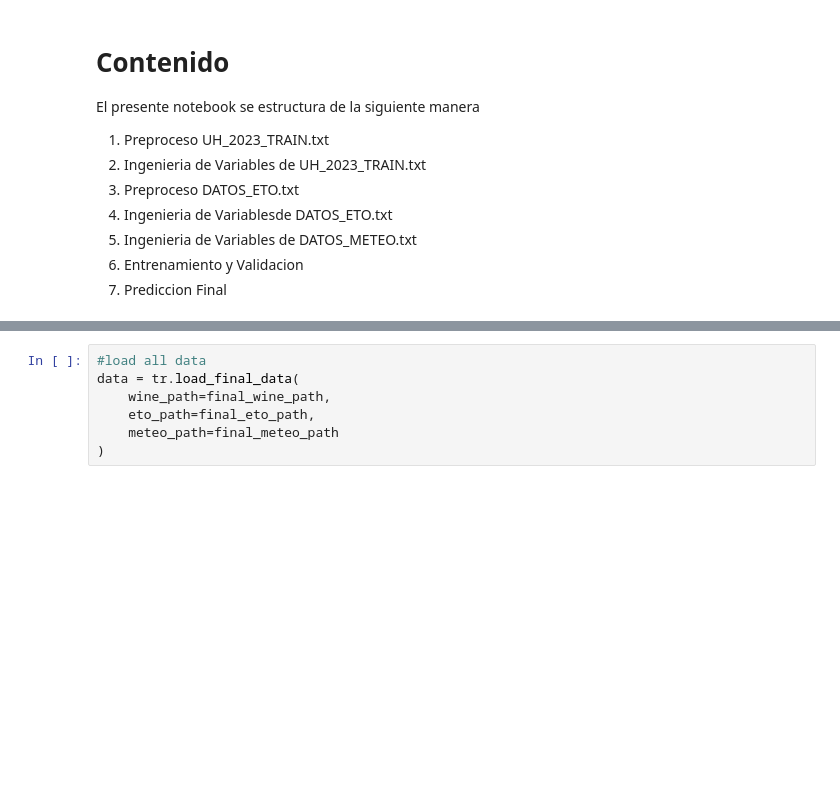
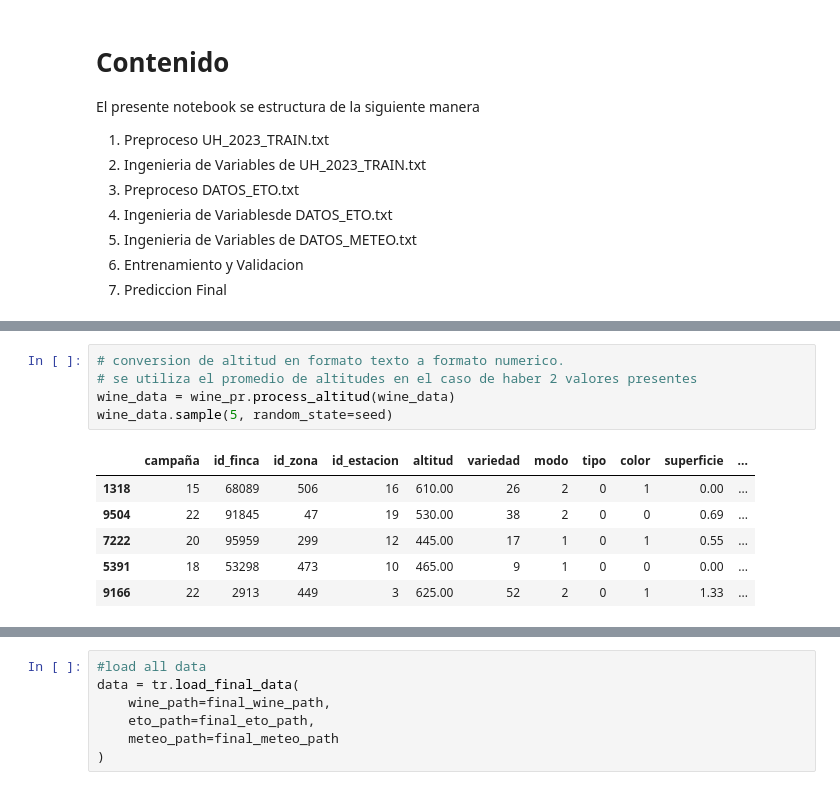
Before and after one commit to vitostamatti/datathon-cajamar-malbecs, a Jupyter notebook: notebooks/02-Prediccion-Malbecs.ipynb, the cells around one changed output, grey strips where cells are left out. Saved outputs shown, nothing was run; the diff lists cells and outputs as text; blank space fills up the shorter version.

```diff
--- a/notebooks/02-Prediccion-Malbecs.ipynb
+++ b/notebooks/02-Prediccion-Malbecs.ipynb
@@ -27,0 +66,12 @@ El presente notebook se estructura de la siguiente manera
+# %%
+# conversion de altitud en formato texto a formato numerico.
+# se utiliza el promedio de altitudes en el caso de haber 2 valores presentes
+wine_data = wine_pr.process_altitud(wine_data)
+wine_data.sample(5, random_state=seed)
+# %% [output]
+|  | campaña | id_finca | id_zona | id_estacion | altitud | variedad | modo | tipo | color | superficie | ... |
+| 1318 | 15 | 68089 | 506 | 16 | 610.00 | 26 | 2 | 0 | 1 | 0.00 | ... |
+| 9504 | 22 | 91845 | 47 | 19 | 530.00 | 38 | 2 | 0 | 0 | 0.69 | ... |
+| 7222 | 20 | 95959 | 299 | 12 | 445.00 | 17 | 1 | 0 | 1 | 0.55 | ... |
+| 5391 | 18 | 53298 | 473 | 10 | 465.00 | 9 | 1 | 0 | 0 | 0.00 | ... |
+| 9166 | 22 | 2913 | 449 | 3 | 625.00 | 52 | 2 | 0 | 1 | 1.33 | ... |
```
Also changed, not shown: parts of 45 cells of this notebook, 3 other files.
